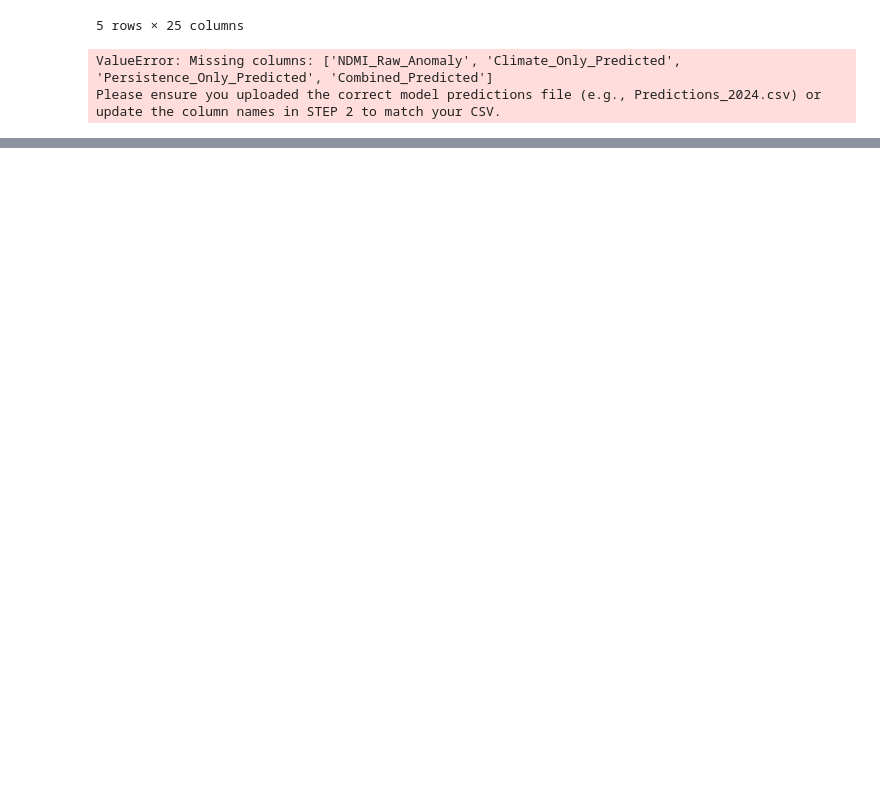
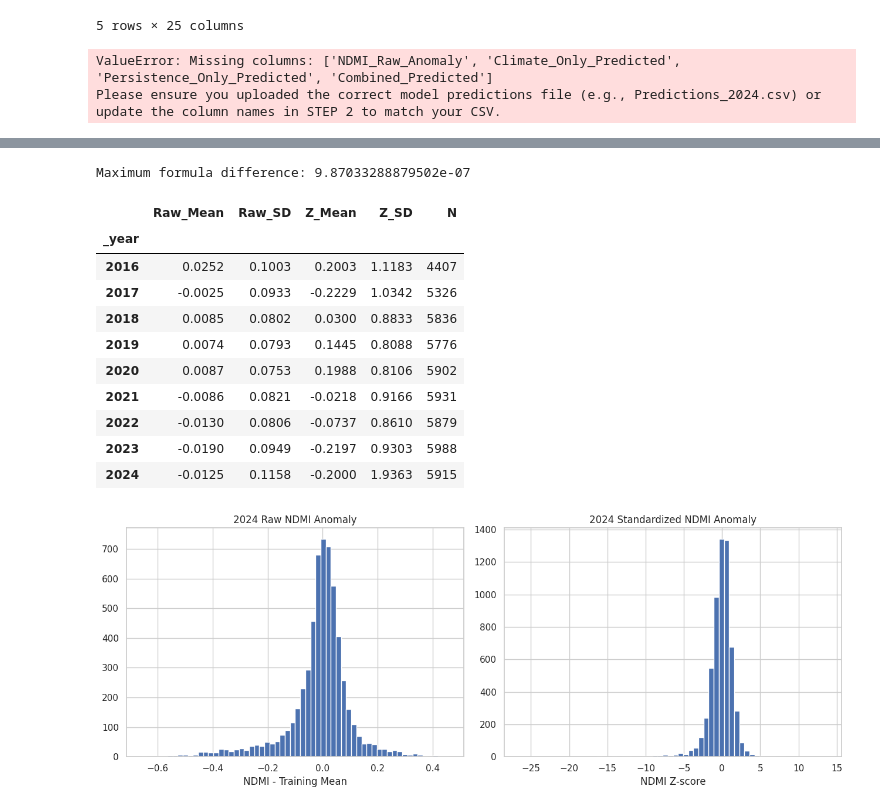
Before and after one commit to Kailash12332/Quantum, a Jupyter notebook: Untitled41.ipynb, the cells around one changed output, grey strips where cells are left out. Drawn from its saved outputs; the diff is of its cells as text; code cells hidden in the pictures; blank space fills up the shorter version.

```diff
--- a/Untitled41.ipynb
+++ b/Untitled41.ipynb
@@ -2479,0 +3643,70 @@ Results saved: Alabama_SPI_SPEI_Correlation_Results.zip
+# %%
+
+import pandas as pd
+import numpy as np
+import matplotlib.pyplot as plt
+
+# Calculate raw NDMI anomaly
+df["NDMI_Raw_Anomaly"] = (
+    df["NDMI"] - df["NDMI_Train_Mean"]
+)
+
+# Verify standardized anomaly calculation
+df["NDMI_Z_Recalculated"] = (
+    (df["NDMI"] - df["NDMI_Train_Mean"])
+    / df["NDMI_Train_SD"].replace(0, np.nan)
+)
+
+# Check agreement with existing anomaly
+difference = (
+    df["NDMI_Anomaly"] - df["NDMI_Z_Recalculated"]
+).abs()
+
+print("Maximum formula difference:", difference.max())
+
+# Compare annual distributions
+summary = df.groupby("_year").agg(
+    Raw_Mean=("NDMI_Raw_Anomaly", "mean"),
+    Raw_SD=("NDMI_Raw_Anomaly", "std"),
+    Z_Mean=("NDMI_Anomaly", "mean"),
+    Z_SD=("NDMI_Anomaly", "std"),
+    N=("NDMI_Anomaly", "count")
+)
+
+display(summary.round(4))
+
+# Compare 2024 distributions
+data_2024 = df[df["_year"] == 2024]
+
+fig, axes = plt.subplots(1, 2, figsize=(13, 5))
+
+axes[0].hist(
+    data_2024["NDMI_Raw_Anomaly"].dropna(),
+    bins=60
+)
+axes[0].set_title("2024 Raw NDMI Anomaly")
+axes[0].set_xlabel("NDMI - Training Mean")
+
+axes[1].hist(
+    data_2024["NDMI_Anomaly"].dropna(),
+    bins=60
+)
+axes[1].set_title("2024 Standardized NDMI Anomaly")
+axes[1].set_xlabel("NDMI Z-score")
+
+plt.tight_layout()
+plt.show()
+# %% [output]
+Maximum formula difference: 9.87033288879502e-07
+|  | Raw_Mean | Raw_SD | Z_Mean | Z_SD | N |
+| _year |  |  |  |  |  |
+| 2016 | 0.0252 | 0.1003 | 0.2003 | 1.1183 | 4407 |
+| 2017 | -0.0025 | 0.0933 | -0.2229 | 1.0342 | 5326 |
+| 2018 | 0.0085 | 0.0802 | 0.0300 | 0.8833 | 5836 |
+| 2019 | 0.0074 | 0.0793 | 0.1445 | 0.8088 | 5776 |
+| 2020 | 0.0087 | 0.0753 | 0.1988 | 0.8106 | 5902 |
+| 2021 | -0.0086 | 0.0821 | -0.0218 | 0.9166 | 5931 |
+| 2022 | -0.0130 | 0.0806 | -0.0737 | 0.8610 | 5879 |
+| 2023 | -0.0190 | 0.0949 | -0.2197 | 0.9303 | 5988 |
+| 2024 | -0.0125 | 0.1158 | -0.2000 | 1.9363 | 5915 |
+[figure, added]
```
Also changed, not shown: parts of 8 cells of this notebook.
